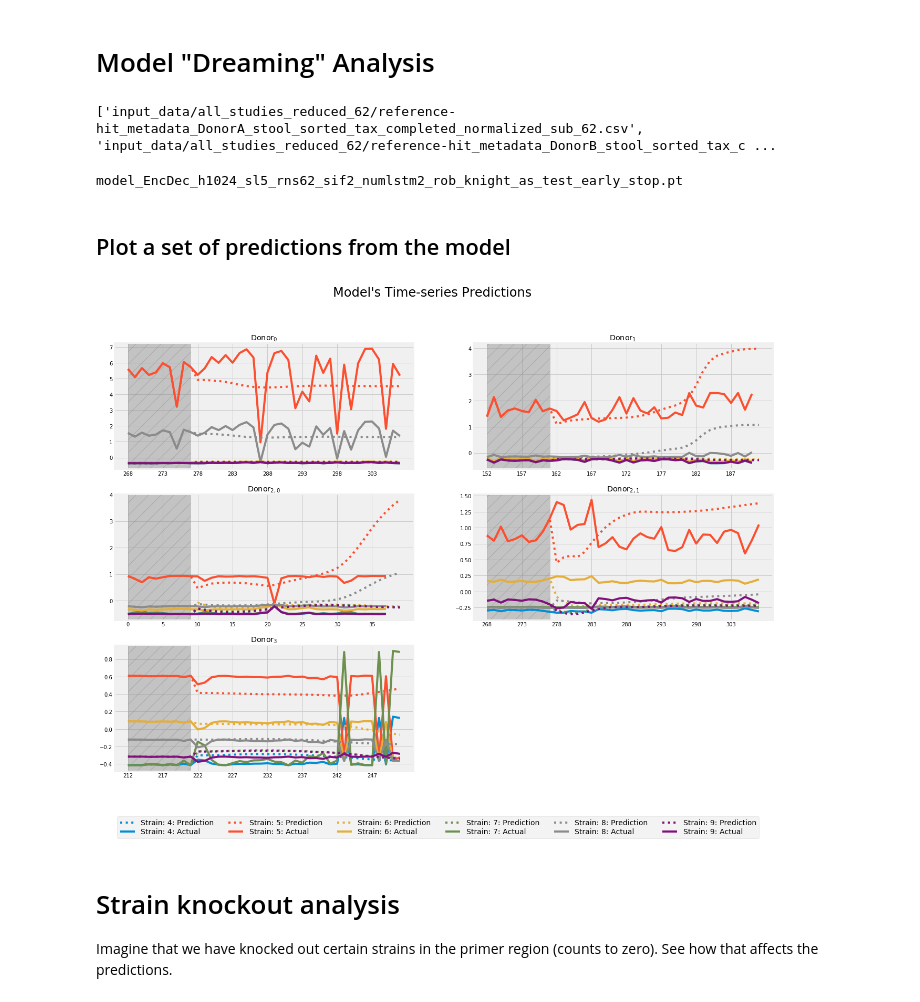
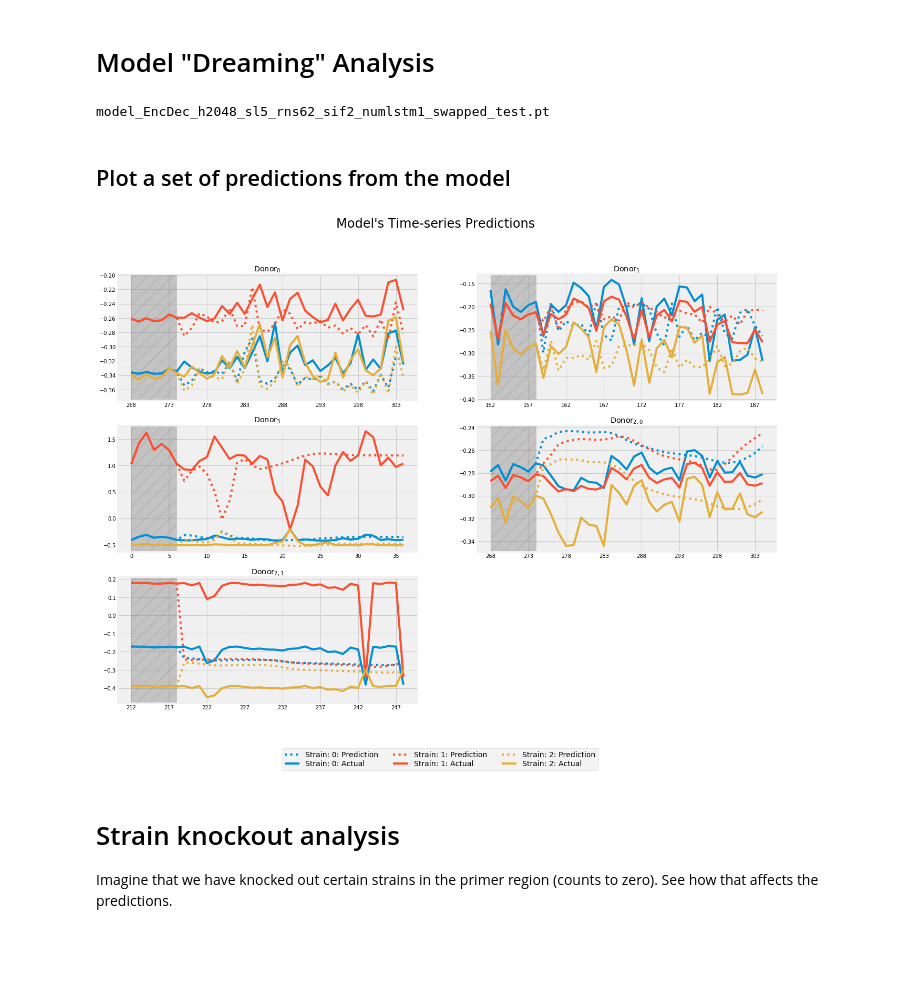
Before and after one commit to michaelwiest/microbiome-rnn, a Jupyter notebook: notebooks/Model Evaluator.ipynb, the cells around one changed output. Saved outputs shown, nothing was run; the diff lists cells and outputs as text; code cells hidden in the pictures; blank space fills up the shorter version.

```diff
--- a/notebooks/Model Evaluator.ipynb
+++ b/notebooks/Model Evaluator.ipynb
@@ -89,14 +150,14 @@ output_dir = model_outputs[model_type]
 losses = np.load(os.path.join(output_dir, log_name))
 # %%
 loss_num_digits = 6
-best_loss_epoch = 12
+best_loss_epoch = 7
 
-plt.figure(figsize=(8, 4))
+fig, ax = plt.subplots(figsize=(8, 4))
 labels = ['Training data\n({})', 'Validation data\n({})', 'Test data\n({})']
 
 for i in range(losses.shape[0]):
     plt.plot(losses[i, ...].sum(axis=0).T, label=labels[i].format(str(losses[i, :, best_loss_epoch].sum())[:loss_num_digits]))
-plt.axvspan(best_loss_epoch - 0.5, best_loss_epoch + 0.5, alpha=0.4, color='gray', label='_nolegend_', hatch='/')
+ax.axvspan(best_loss_epoch - 0.5, best_loss_epoch + 0.5, alpha=0.4, color='gray', label='Best Loss Epoch')
 legend = plt.legend(frameon = 1, loc='upper right')
 frame = legend.get_frame()
 frame.set_facecolor('white')
@@ -111,0 +173,15 @@ Text(0.5,1,'Loss Over Training')
+# %%
+loss_labels = ['Training Data', 'Validation Data', 'Test Data']
+bar_width = 0.9
+fig, ax = plt.subplots(3, 1, figsize=(8, 12), sharey=True)
+axl = ax.flatten()
+for i in range(losses.shape[0]):
+    rects1 = axl[i].bar(range(losses.shape[1]),
+                        losses[i, :, best_loss_epoch] / (losses[i, :, best_loss_epoch].sum()),
+                        bar_width, color=colors_to_plot)
+    sm = ScalarMappable(cmap=cmap)
+    sm.set_array([])
+    axl[i].set_xticks(list(range(losses.shape[1]))[::5])
+    axl[i].set_title(loss_labels[i], fontsize=14, style='italic', y=0.99)
+    plt.tight_layout()
+plt.suptitle('Normalized Loss Contribution from Each Strain', y=1.015, fontsize=24)
@@ -122,25 +193,9 @@ test_dir = os.path.join(parent, test_dir)
-# %%
-# Instantiate an OTU Handler.
-
-
-
-input_files = [os.path.join(input_dir, f) for f in os.listdir(input_dir)]
-test_files = [os.path.join(test_dir, f) for f in os.listdir(test_dir)]
-
-# Uncomment this if you want to include the test data in the plots:
-input_files += test_files
-input_files.sort()
-print(input_files)
-otu_handler = OTUHandler(input_files)
-otu_handler.normalize_data()
-# %% [output]
-['input_data/all_studies_reduced_62/reference-hit_metadata_DonorA_stool_sorted_tax_completed_normalized_sub_62.csv', 'input_data/all_studies_reduced_62/reference-hit_metadata_DonorB_stool_sorted_tax_c ...
 # %%
 # Instantiate the model
-hidden_dim = 1024
+hidden_dim = 2048
 reduced_num_strains = 62
 slice_len = 62
-num_lstm = 2
+num_lstm = 1
 use_gpu = torch.cuda.is_available()
 
 
@@ -153,7 +208,7 @@ print(model_name)
 model.load_state_dict(torch.load(os.path.join(output_dir, model_name)))
 model = model.cuda()
 # %% [output]
-model_EncDec_h1024_sl5_rns62_sif2_numlstm2_rob_knight_as_test_early_stop.pt
+model_EncDec_h2048_sl5_rns62_sif2_numlstm1_swapped_test.pt
 # %% [markdown]
 ## Plot a set of predictions from the model
 # %%
@@ -166,10 +221,10 @@ subplot_width = num_cols * 10
 # How far into the dataset to start for a primer.
 start_fraction = 0.8
 starts = [start_fraction, start_fraction, 0.0, start_fraction, start_fraction]
-primer_len = 10
+primer_len = 7
 predict_length = 30
 # Range of strain indices to plot.
-r = range(4, 10)
+r = range(0, 3)
 # Can reconfigure this to actually display relevant strain names.
 labels = ['Strain: {}'.format(ri) for ri in r]
 # %%
@@ -181,38 +236,38 @@ axl = ax.flatten()
 
 
 # labels = ['Prediction', 'Actual']
 for i, s in enumerate(otu_handler.samples):
     start_index = int(starts[i] * s.shape[1])
     primer, comparison = get_primer_and_comparison_data(otu_handler,
                                                         i,
                                                         start_index,
                                                         primer_len,
                                                         predict_length)
     dream = model.daydream(primer, predict_len=predict_length)
 
     if i == 0:
         for j, ri in enumerate(r):
-            axl[i].plot(dream[ri, :, 0].T, ls=':', c=colors[j], label='{}: Prediction'.format(labels[j]))
-            axl[i].plot(comparison[ri, :].T, c=colors[j], label='{}: Actual'.format(labels[j]))
+            axl[i].plot(dream[ri, :, 0].T, ls=':', c=default_colors[j], label='{}: Prediction'.format(labels[j]))
+            axl[i].plot(comparison[ri, :].T, c=default_colors[j], label='{}: Actual'.format(labels[j]))
     else:
         for j, ri in enumerate(r):
-            axl[i].plot(dream[ri, :, 0].T, ls=':', c=colors[j], label='_nolegend_')
-            axl[i].plot(comparison[ri, :].T, c=colors[j], label='_nolegend_')
+            axl[i].plot(dream[ri, :, 0].T, ls=':', c=default_colors[j], label='_nolegend_')
+            axl[i].plot(comparison[ri, :].T, c=default_colors[j], label='_nolegend_')
     axl[i].axvspan(0, (primer_len) - 1, alpha=0.4, color='gray',
                 label='_nolegend_', hatch='/')
     axl[i].set_xticks(list(range(primer_len + predict_length))[::5])
     axl[i].set_xticklabels(list(range(start_index, start_index + primer_len + predict_length))[::5])
     axl[i].set_title(file_labs[i])
 
 # Cleanup
 if num_rows * num_cols != len(otu_handler.samples):
     ax[-1, -1].axis('off')
 
 fig.legend(loc='lower center', ncol=len(r), labelspacing=0.2, fontsize=14)
 plt.suptitle('Model\'s Time-series Predictions', fontsize=24)
 plt.show()
 # %% [output]
-[figure, old version]
+[figure, new version]
 # %% [markdown]
 # Strain knockout analysis
 Imagine that we have knocked out certain strains in the primer region (counts to zero). See how that affects the predictions.
```
Also changed, not shown: parts of 18 cells of this notebook.
